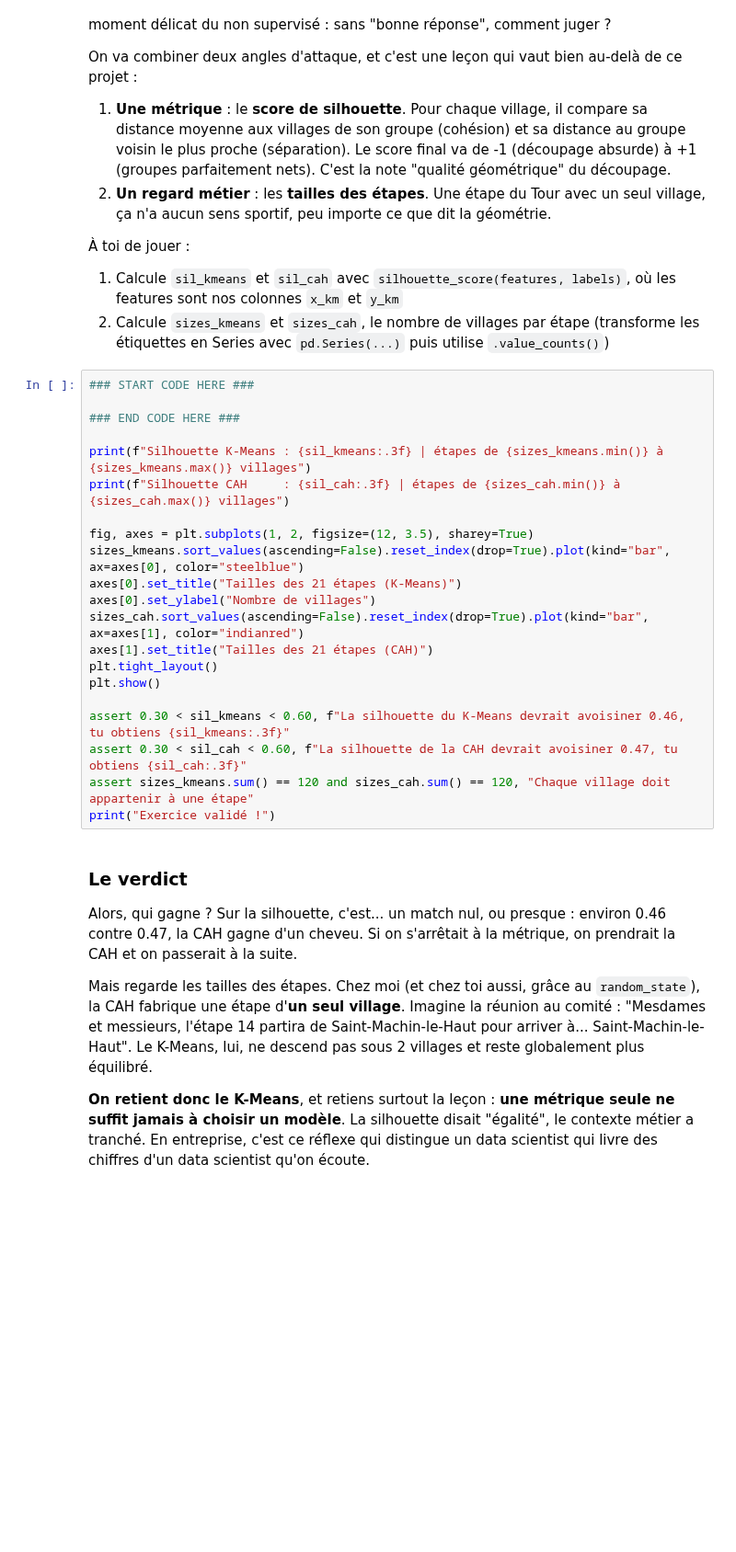
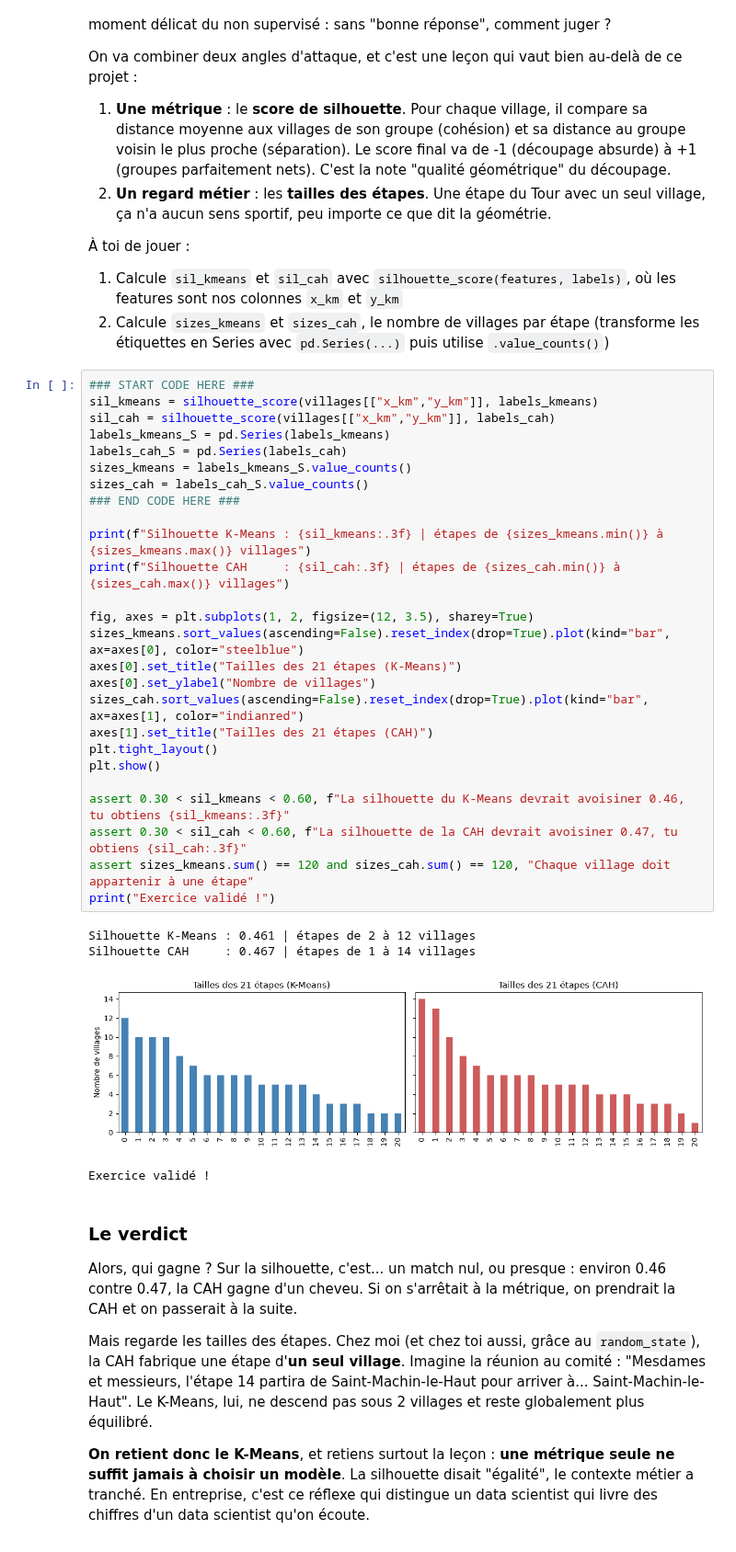
Before and after one commit to smazoyerdatascience/Cahier_Vacances_2026_Machine_Learnia, a Jupyter notebook: Projet_03/projet_03.ipynb, the cells around one changed output. Shown at 92% size. Cells and saved outputs as stored; diff of their text form; blank space fills up the shorter version.

Commit message:
stage 5, comparison between kmeans and cah ok

```diff
--- a/Projet_03/projet_03.ipynb
+++ b/Projet_03/projet_03.ipynb
@@ -250,25 +250,35 @@ On va combiner deux angles d'attaque, et c'est une leçon qui vaut bien au-delà
 2. Calcule `sizes_kmeans` et `sizes_cah`, le nombre de villages par étape (transforme les étiquettes en Series avec `pd.Series(...)` puis utilise `.value_counts()`)
 # %%
 ### START CODE HERE ###
-
+sil_kmeans = silhouette_score(villages[["x_km","y_km"]], labels_kmeans)
+sil_cah = silhouette_score(villages[["x_km","y_km"]], labels_cah)
+labels_kmeans_S = pd.Series(labels_kmeans)
+labels_cah_S = pd.Series(labels_cah)
+sizes_kmeans = labels_kmeans_S.value_counts()
+sizes_cah = labels_cah_S.value_counts()
 ### END CODE HERE ###
 
 print(f"Silhouette K-Means : {sil_kmeans:.3f} | étapes de {sizes_kmeans.min()} à {sizes_kmeans.max()} villages")
 print(f"Silhouette CAH     : {sil_cah:.3f} | étapes de {sizes_cah.min()} à {sizes_cah.max()} villages")
 
 fig, axes = plt.subplots(1, 2, figsize=(12, 3.5), sharey=True)
 sizes_kmeans.sort_values(ascending=False).reset_index(drop=True).plot(kind="bar", ax=axes[0], color="steelblue")
 axes[0].set_title("Tailles des 21 étapes (K-Means)")
 axes[0].set_ylabel("Nombre de villages")
 sizes_cah.sort_values(ascending=False).reset_index(drop=True).plot(kind="bar", ax=axes[1], color="indianred")
 axes[1].set_title("Tailles des 21 étapes (CAH)")
 plt.tight_layout()
 plt.show()
 
 assert 0.30 < sil_kmeans < 0.60, f"La silhouette du K-Means devrait avoisiner 0.46, tu obtiens {sil_kmeans:.3f}"
 assert 0.30 < sil_cah < 0.60, f"La silhouette de la CAH devrait avoisiner 0.47, tu obtiens {sil_cah:.3f}"
 assert sizes_kmeans.sum() == 120 and sizes_cah.sum() == 120, "Chaque village doit appartenir à une étape"
 print("Exercice validé !")
+# %% [output]
+Silhouette K-Means : 0.461 | étapes de 2 à 12 villages
+Silhouette CAH     : 0.467 | étapes de 1 à 14 villages
+[figure, added]
+Exercice validé !
 # %% [markdown]
 ### Le verdict
 
```
